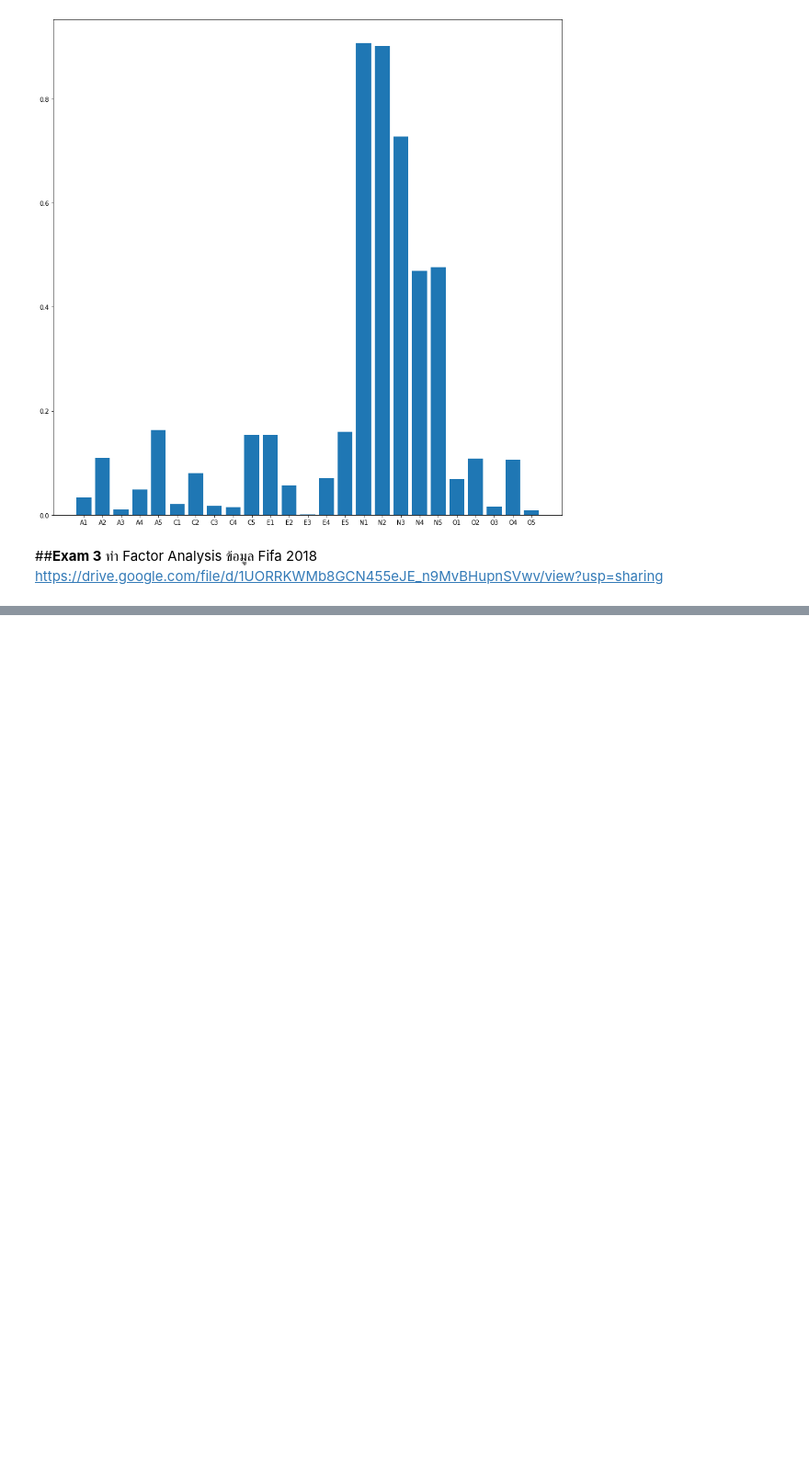
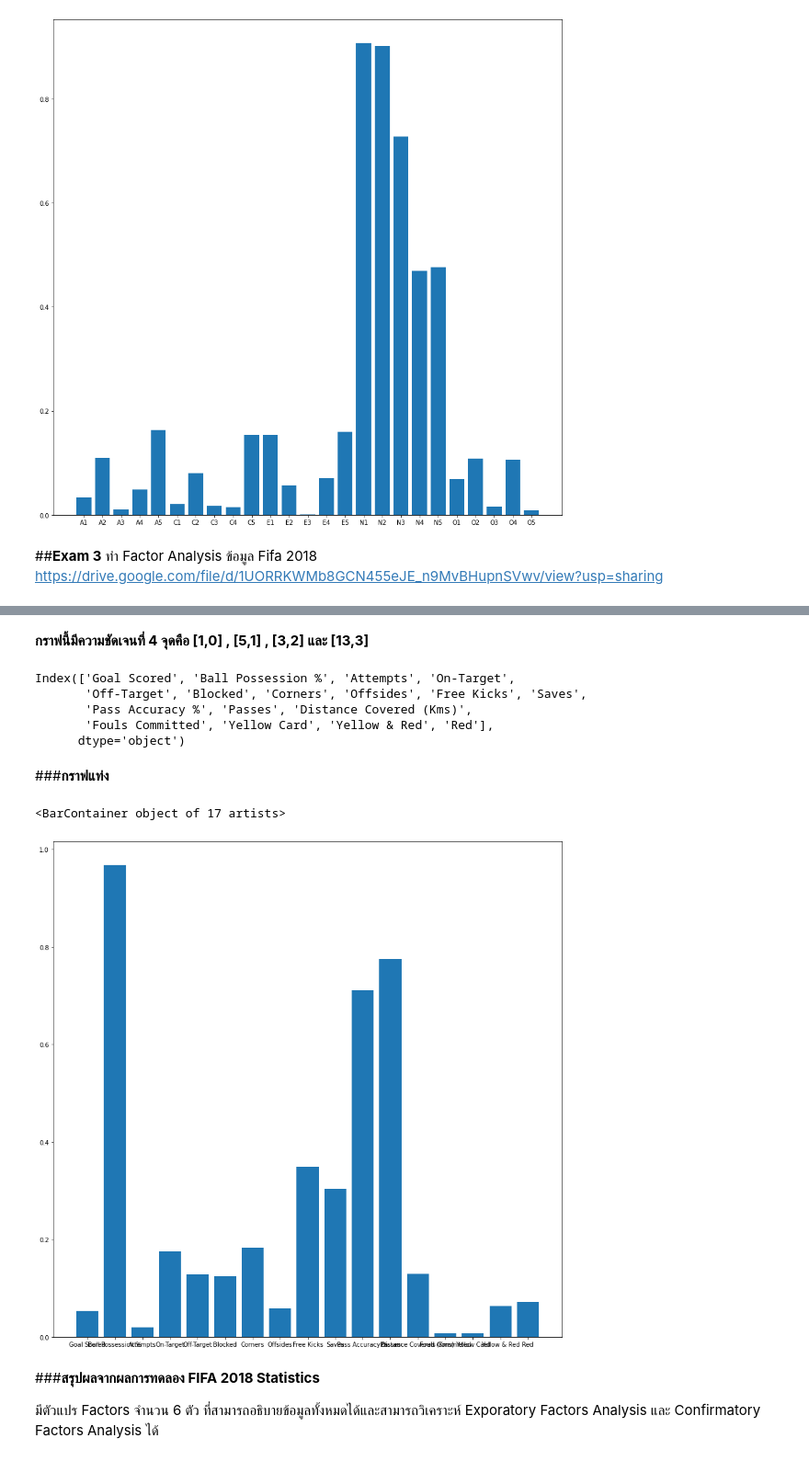
Before and after one commit to Nunticha24/Multivariate, a Jupyter notebook: Chapter_5_Factor_Analysis.ipynb, the cells around one changed output, grey strips where cells are left out. Shown at 92% size. Drawn from its saved outputs; the diff is of its cells as text; code cells hidden in the pictures; blank space fills up the shorter version.

```diff
--- a/Chapter_5_Factor_Analysis.ipynb
+++ b/Chapter_5_Factor_Analysis.ipynb
@@ -206,0 +371,21 @@ plt.bar(range(25),np.absolute(fa2.loadings_[:,0]),tick_label=BFI_data_dropped.co
+# %% [markdown]
+**กราฟนี้มีความชัดเจนที่ 4 จุดคือ [1,0] , [5,1] , [3,2] และ [13,3]**
+# %%
+FIFA_dropped.columns
+# %% [output]
+Index(['Goal Scored', 'Ball Possession %', 'Attempts', 'On-Target',
+       'Off-Target', 'Blocked', 'Corners', 'Offsides', 'Free Kicks', 'Saves',
+       'Pass Accuracy %', 'Passes', 'Distance Covered (Kms)',
+       'Fouls Committed', 'Yellow Card', 'Yellow & Red', 'Red'],
+      dtype='object')
+# %% [markdown]
+###**กราฟแท่ง**
+# %%
+plt.bar(range(17),np.absolute(FIFA_fa2.loadings_[:,0]),tick_label=FIFA_dropped.columns)
+# %% [output]
+<BarContainer object of 17 artists>
+[figure, added]
+# %% [markdown]
+###**สรุปผลจากผลการทดลอง FIFA 2018 Statistics**
+
+มีตัวแปร Factors จำนวน 6 ตัว ที่สามารถอธิบายข้อมูลทั้งหมดได้และสามารถวิเคราะห์ Exporatory Factors Analysis และ Confirmatory Factors Analysis ได้
```
Also changed, not shown: parts of 35 cells of this notebook.
